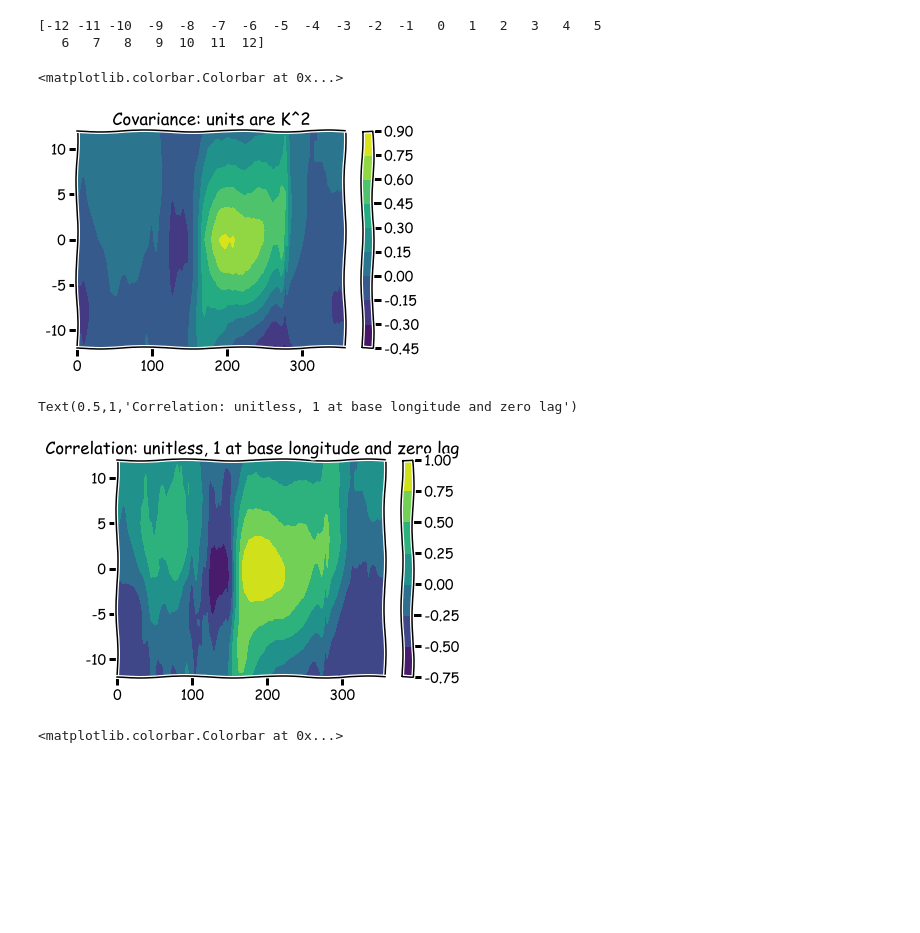
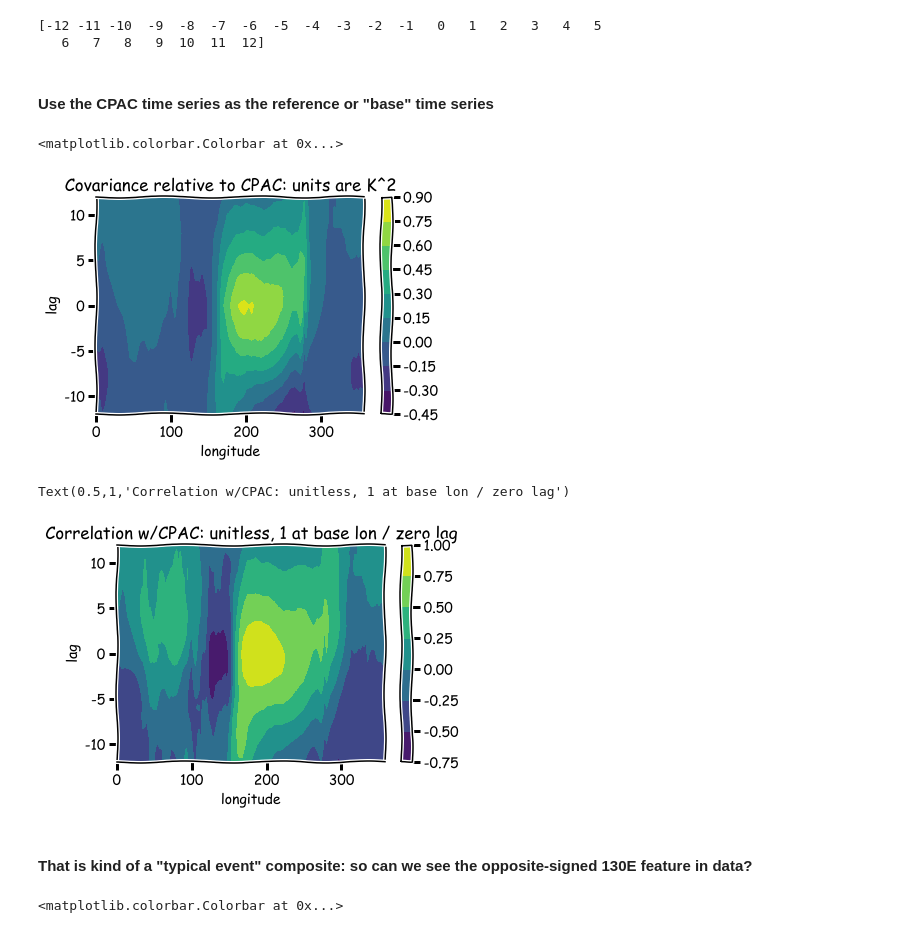
Before and after one commit to sisams/MPO624-2020, a Jupyter notebook: Course_Modules_Topics_Notebooks/autoregression_in_time/ENSO_multiple_variables_univariateAR1.ipynb, the cells around one changed output. Cells and saved outputs as stored; diff of their text form; code cells hidden in the pictures; blank space fills up the shorter version.

```diff
--- a/Course_Modules_Topics_Notebooks/autoregression_in_time/ENSO_multiple_variables_univariateAR1.ipynb
+++ b/Course_Modules_Topics_Notebooks/autoregression_in_time/ENSO_multiple_variables_univariateAR1.ipynb
@@ -251,4 +251,6 @@ print(lags)
 # %% [output]
 [-12 -11 -10  -9  -8  -7  -6  -5  -4  -3  -2  -1   0   1   2   3   4   5
    6   7   8   9  10  11  12]
+# %% [markdown]
+#### Use the CPAC time series as the reference or "base" time series
 # %%
@@ -273,15 +274,15 @@ for ilag in arange(len(lags)):
         Corrs_fromC[ilag,ilon] = mean(ts1*ts2) /std(ts1)/std(ts2)
 # %%
 contourf(lon, lags, Covs_fromC)
-title('Covariance: units are K^2')
+title('Covariance relative to CPAC: units are K^2'); xlabel('longitude'); ylabel('lag')
 colorbar()
 # %% [output]
 <matplotlib.colorbar.Colorbar at 0x...>
-[figure, old version]
+[figure, new version]
 # %%
 contourf(lon, lags, Corrs_fromC)
-colorbar()
-title("Correlation: unitless, 1 at base longitude and zero lag")
+colorbar(); xlabel('longitude'); ylabel('lag')
+title("Correlation w/CPAC: unitless, 1 at base lon / zero lag")
 # %% [output]
-Text(0.5,1,'Correlation: unitless, 1 at base longitude and zero lag')
+Text(0.5,1,'Correlation w/CPAC: unitless, 1 at base lon / zero lag')
-[figure, old version]
+[figure, new version]
@@ -290,3 +289,5 @@ Text(0.5,1,'Correlation: unitless, 1 at base longitude and zero lag')
+# %% [markdown]
+#### That is kind of a "typical event" composite: so can we see the opposite-signed 130E feature in data?
 # %%
 contourf(lon, yyyy, ssta)
 title('SSTA in K')
```
Also changed, not shown: parts of 6 cells of this notebook.
